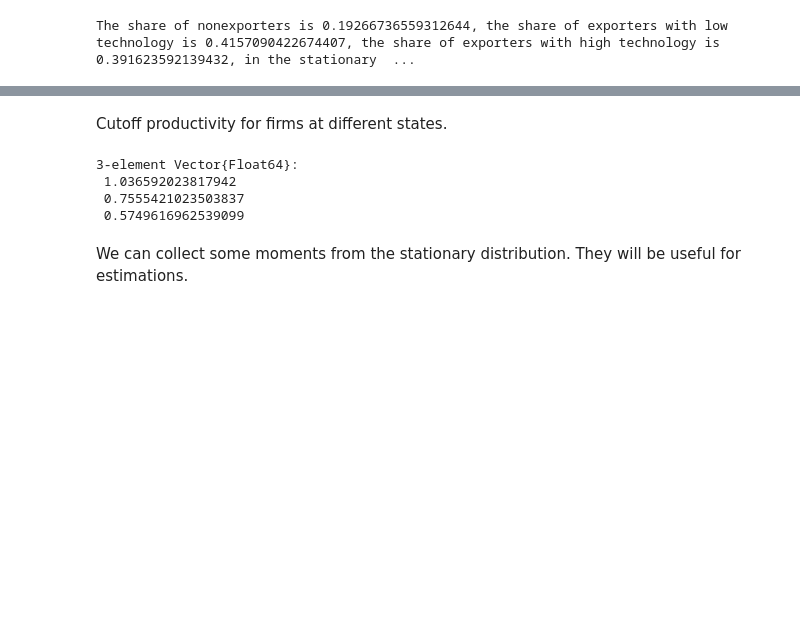
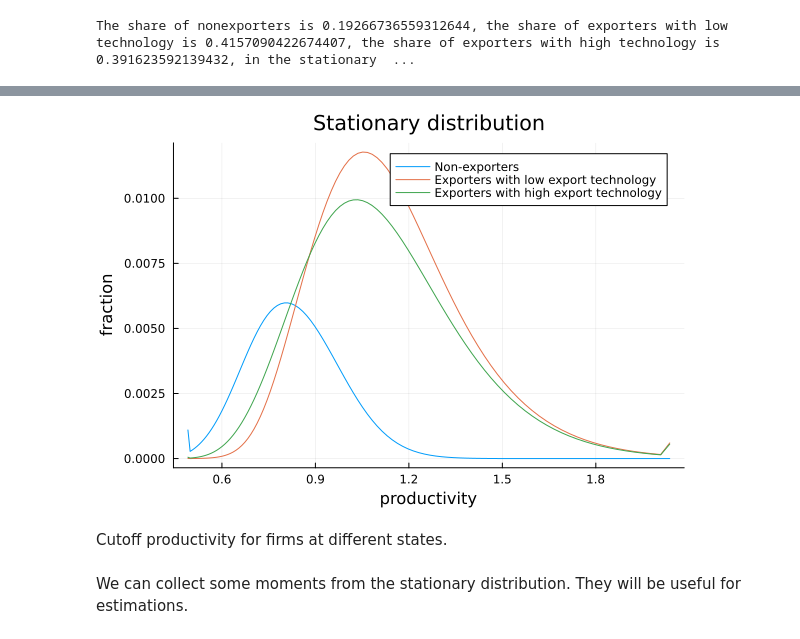
Before and after one commit to CompEconCrashCourse/CompEconCrashCourse.github.io, a Jupyter notebook: Julia/Lectures/Julia_Lec_5_Compecon_Xing_Xu.ipynb, the cells around one changed output, grey strips where cells are left out. Drawn from its saved outputs; the diff is of its cells as text; code cells hidden in the pictures; blank space fills up the shorter version.

```diff
--- a/Julia/Lectures/Julia_Lec_5_Compecon_Xing_Xu.ipynb
+++ b/Julia/Lectures/Julia_Lec_5_Compecon_Xing_Xu.ipynb
@@ -643,12 +664,11 @@ The share of nonexporters is 0.19266736559312644, the share of exporters with lo
+# %%
+plot(ϵ_vec, pdf_rce[:,1], xlabel = "productivity", ylabel = "fraction", label = "Non-exporters", title = "Stationary distribution")
+plot!(ϵ_vec, pdf_rce[:,2], label = "Exporters with low export technology")
+plot!(ϵ_vec, pdf_rce[:,3], label = "Exporters with high export technology")
+# %% [output]
+[figure, added]
 # %% [markdown]
 Cutoff productivity for firms at different states.
-# %%
-find_cutoff_prod(sol_rce)
-# %% [output]
-3-element Vector{Float64}:
- 1.036592023817942
- 0.7555421023503837
- 0.5749616962539099
 # %% [markdown]
 We can collect some moments from the stationary distribution. They will be useful for estimations.
 # %%
```
Also changed, not shown: parts of 11 cells of this notebook, 24 other files.
